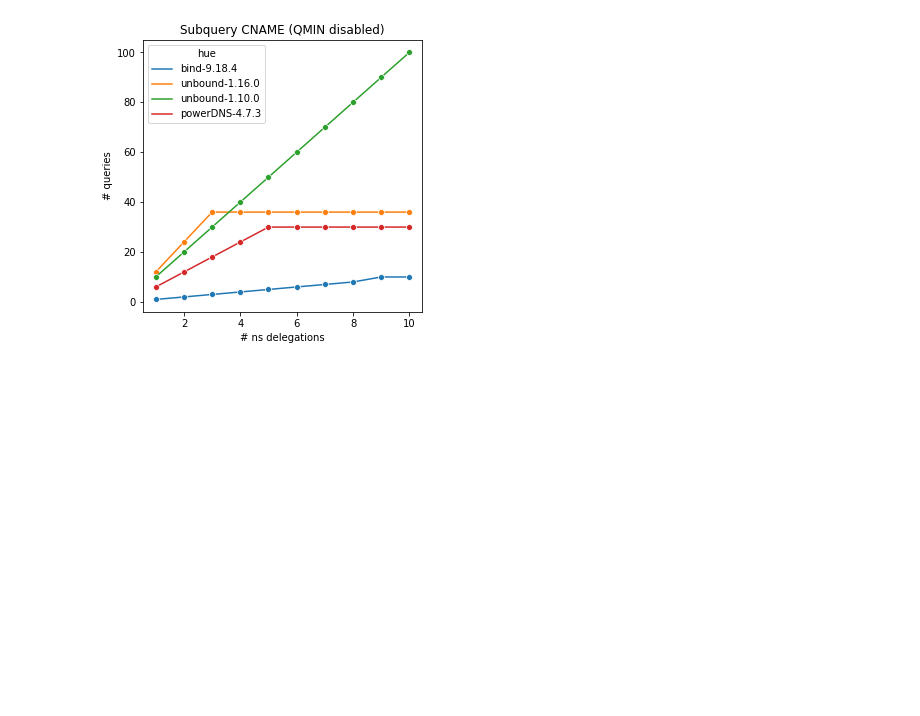
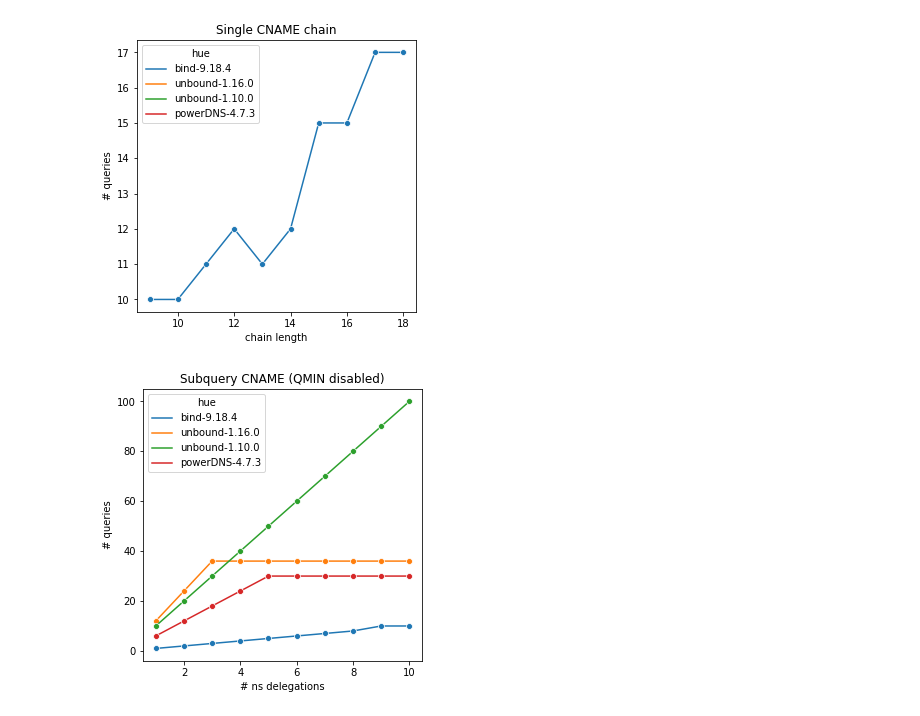
Before and after one commit to jaymoneyjay/dns-testbed, a Jupyter notebook: results/plotter.ipynb, the cells around one changed output. Drawn from its saved outputs; the diff is of its cells as text; code cells hidden in the pictures; blank space fills up the shorter version.

```diff
--- a/results/plotter.ipynb
+++ b/results/plotter.ipynb
@@ -52,6 +52,11 @@ def generate_plot(df, title, xlabel, ylabel, hue_order=HUE_ORDER):
     axis.set_title(title)
     axis.set_xlabel(xlabel)
     axis.set_ylabel(ylabel)
+# %%
+df = pd.read_csv("2022-11-19-12:31:31-CNAME+scrubbing/data.csv")
+generate_plot(df, "Single CNAME chain", "chain length", "# queries")
+# %% [output]
+[figure, added]
 # %%
 df = pd.read_csv("subquery+CNAME/data.csv")
 generate_plot(df, "Subquery CNAME (QMIN disabled)", "# ns delegations", "# queries")
```
Also changed, not shown: 10 other files.
